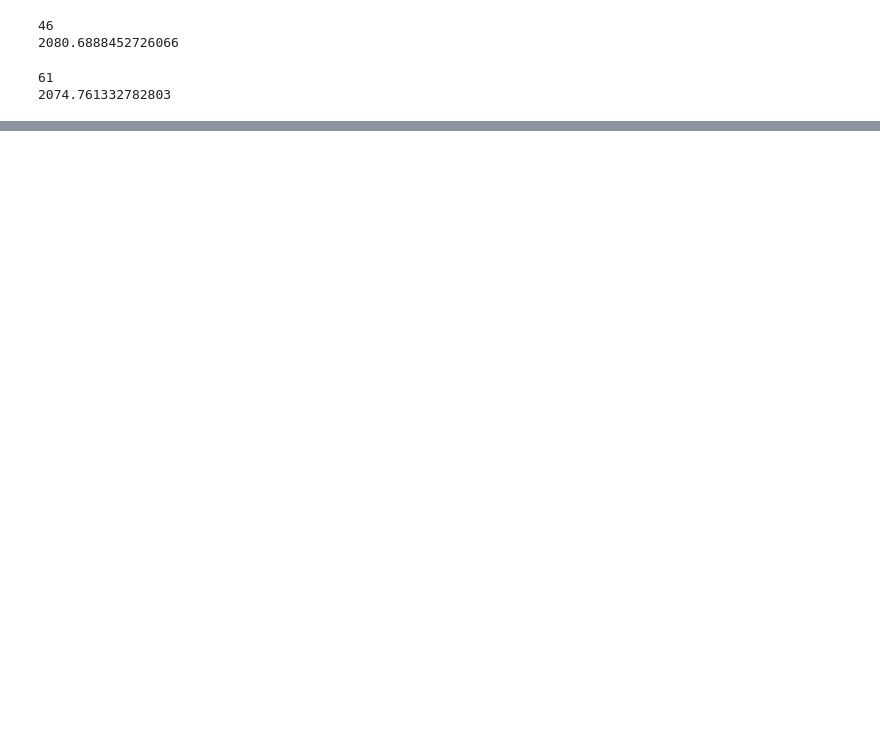
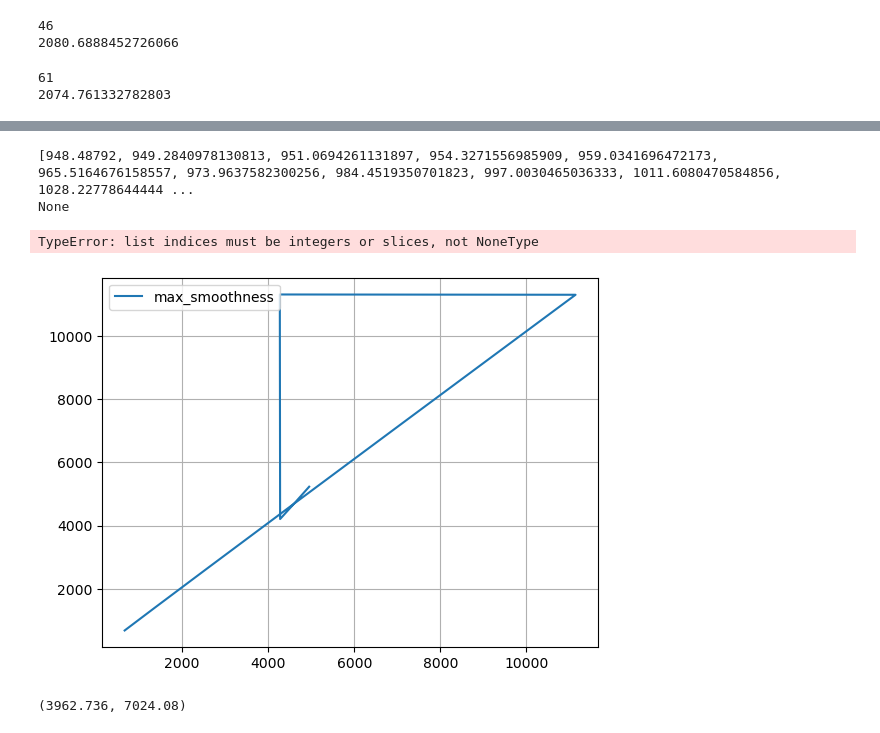
Before and after one commit to katta626/Phase_Transition, a Jupyter notebook: code/Relation_Codes/eos_mixed_phase.ipynb, the cells around one changed output, grey strips where cells are left out. Drawn from its saved outputs; the diff is of its cells as text; code cells hidden in the pictures; blank space fills up the shorter version.

```diff
--- a/code/Relation_Codes/eos_mixed_phase.ipynb
+++ b/code/Relation_Codes/eos_mixed_phase.ipynb
@@ -512,0 +555,4 @@ TypeError: list indices must be integers or slices, not NoneType
+# %%
+P_crit_1 = cols_p_had[-1]*(1+0.01)
+P_crit_2 = cols_p_had[-1]*(1+0.3)
+P_crit_new = np.linspace(P_crit_1,P_crit_2,1000)
@@ -512,0 +672,20 @@ TypeError: list indices must be integers or slices, not NoneType
+# %%
+eos = concatenate_eos(min_distance_points,cols_mu_had[-1],P_optimal,cols_p,cols_mu,a_optimal,b_optimal,cols_e,cols_n)
+# %% [output]
+[948.48792, 949.2840978130813, 951.0694261131897, 954.3271556985909, 959.0341696472173, 965.5164676158557, 973.9637582300256, 984.4519350701823, 997.0030465036333, 1011.6080470584856, 1028.22778644444 ...
+None
+TypeError: list indices must be integers or slices, not NoneType
+# %%
+#plt.plot(cols_e, cols_p, label = 'hehe')
+plt.plot(eos[0][2], eos[0][0][:-1], label = "max_smoothness")
+#plt.xlim(0,1300)
+#plt.ylim(0,500)
+plt.legend()
+plt.grid()
+plt.show()
+# %% [output]
+[figure, added]
+# %%
+min_distance_points[0]
+# %% [output]
+(3962.736, 7024.08)
```
Also changed, not shown: parts of 16 cells of this notebook, 3 other files.
